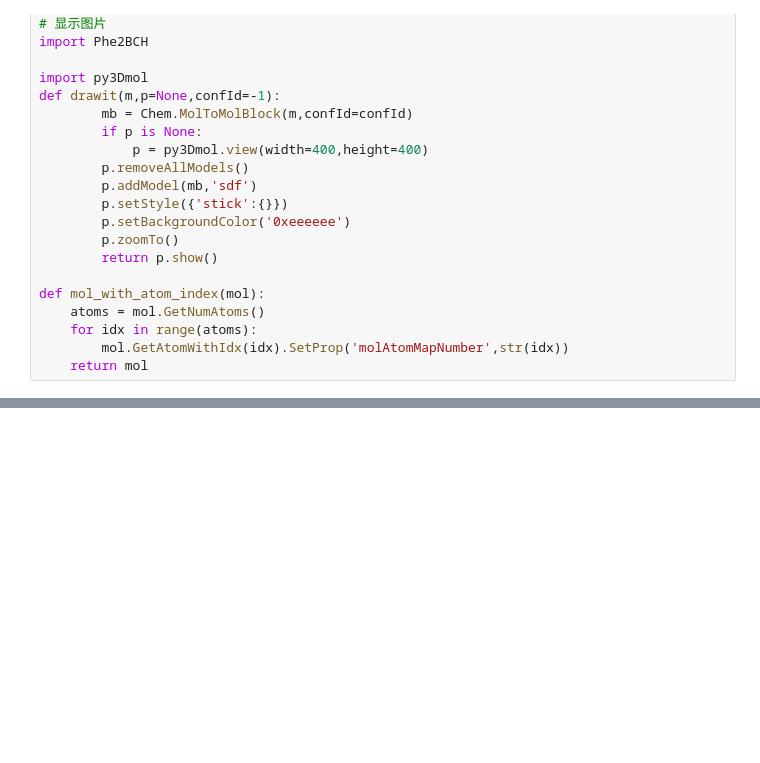
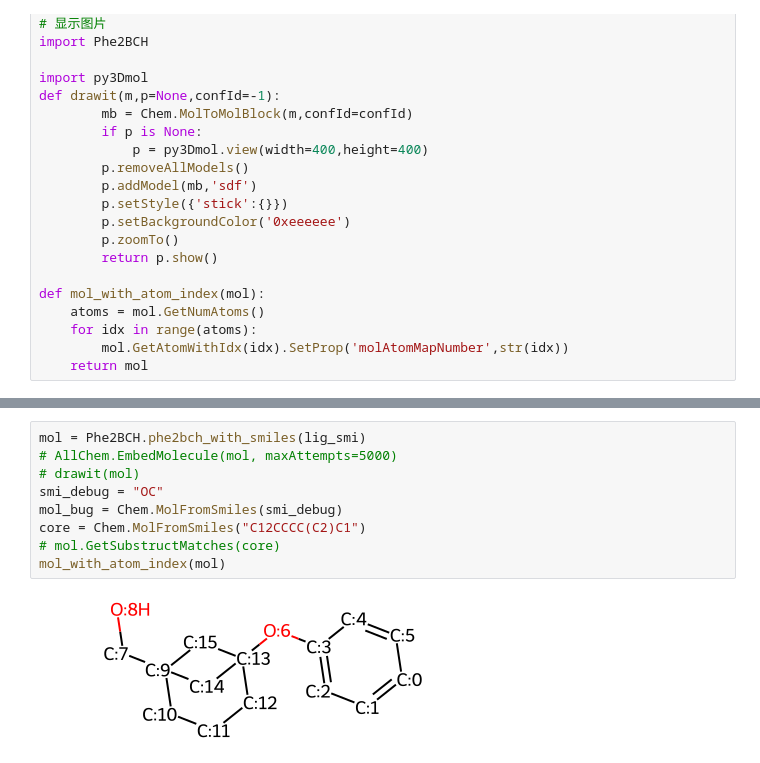
Before and after one commit to jgxs/bridge_ring_dataset, a Jupyter notebook: Bridged_ring/PDB_rings/PHE2BCH_pairs/scripts/phe2bch.ipynb, the cells around one changed output, grey strips where cells are left out. Drawn from its saved outputs; the diff is of its cells as text; blank space fills up the shorter version.

Commit message:
debug finished

```diff
--- a/Bridged_ring/PDB_rings/PHE2BCH_pairs/scripts/phe2bch.ipynb
+++ b/Bridged_ring/PDB_rings/PHE2BCH_pairs/scripts/phe2bch.ipynb
@@ -224,0 +640,11 @@ for key in ligands_smi:
+# %%
+mol = Phe2BCH.phe2bch_with_smiles(lig_smi)
+# AllChem.EmbedMolecule(mol, maxAttempts=5000)
+# drawit(mol)
+smi_debug = "OC"
+mol_bug = Chem.MolFromSmiles(smi_debug)
+core = Chem.MolFromSmiles("C12CCCC(C2)C1")
+# mol.GetSubstructMatches(core)
+mol_with_atom_index(mol)
+# %% [output]
+[figure, added]
```
Also changed, not shown: parts of 28 cells of this notebook, 3 other files.
